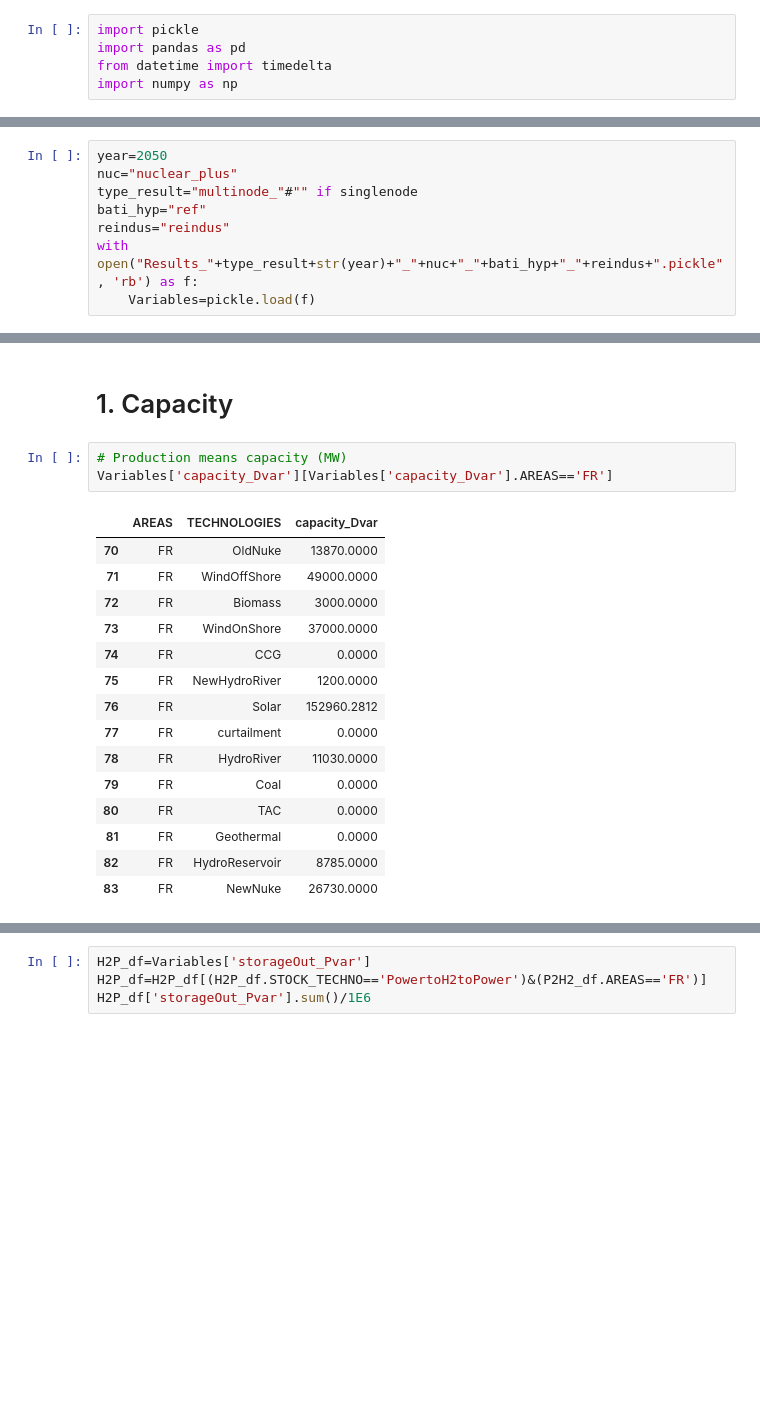
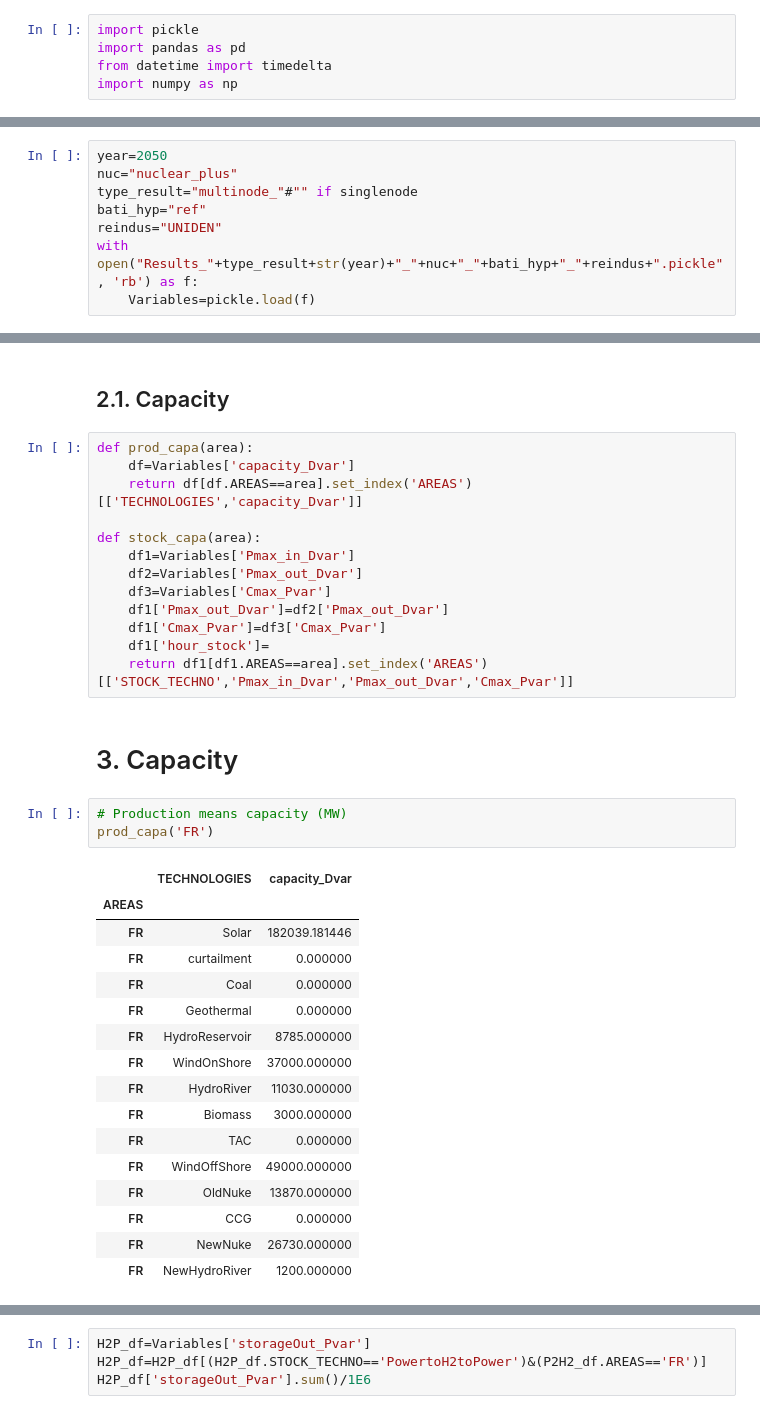
Before and after one commit to robingirard/Energy-Alternatives-Planning, a Jupyter notebook: SujetsDAnalyses/Belfort/Analyse_resultats.ipynb, the cells around one changed output, grey strips where cells are left out. Drawn from its saved outputs; the diff is of its cells as text; blank space fills up the shorter version.

```diff
--- a/SujetsDAnalyses/Belfort/Analyse_resultats.ipynb
+++ b/SujetsDAnalyses/Belfort/Analyse_resultats.ipynb
@@ -8,7 +10,7 @@ year=2050
 nuc="nuclear_plus"
 type_result="multinode_"#"" if singlenode
 bati_hyp="ref"
-reindus="reindus"
+reindus="UNIDEN"
 with open("Results_"+type_result+str(year)+"_"+nuc+"_"+bati_hyp+"_"+reindus+".pickle", 'rb') as f:
     Variables=pickle.load(f)
 # %%
@@ -34,23 +38,39 @@ print(Variables)
+# %% [markdown]
+## 2.1. Capacity
+# %%
+def prod_capa(area):
+    df=Variables['capacity_Dvar']
+    return df[df.AREAS==area].set_index('AREAS')[['TECHNOLOGIES','capacity_Dvar']]
+
+def stock_capa(area):
+    df1=Variables['Pmax_in_Dvar']
+    df2=Variables['Pmax_out_Dvar']
+    df3=Variables['Cmax_Pvar']
+    df1['Pmax_out_Dvar']=df2['Pmax_out_Dvar']
+    df1['Cmax_Pvar']=df3['Cmax_Pvar']
+    df1['hour_stock']=
+    return df1[df1.AREAS==area].set_index('AREAS')[['STOCK_TECHNO','Pmax_in_Dvar','Pmax_out_Dvar','Cmax_Pvar']]
 # %% [markdown]
-# 1. Capacity
+# 3. Capacity
 # %%
 # Production means capacity (MW)
-Variables['capacity_Dvar'][Variables['capacity_Dvar'].AREAS=='FR']
+prod_capa('FR')
 # %% [output]
-|  | AREAS | TECHNOLOGIES | capacity_Dvar |
-| 70 | FR | OldNuke | 13870.0000 |
-| 71 | FR | WindOffShore | 49000.0000 |
-| 72 | FR | Biomass | 3000.0000 |
-| 73 | FR | WindOnShore | 37000.0000 |
-| 74 | FR | CCG | 0.0000 |
-| 75 | FR | NewHydroRiver | 1200.0000 |
-| 76 | FR | Solar | 152960.2812 |
-| 77 | FR | curtailment | 0.0000 |
-| 78 | FR | HydroRiver | 11030.0000 |
-| 79 | FR | Coal | 0.0000 |
-| 80 | FR | TAC | 0.0000 |
-| 81 | FR | Geothermal | 0.0000 |
-| 82 | FR | HydroReservoir | 8785.0000 |
-| 83 | FR | NewNuke | 26730.0000 |
+|  | TECHNOLOGIES | capacity_Dvar |
+| AREAS |  |  |
+| FR | Solar | 182039.181446 |
+| FR | curtailment | 0.000000 |
+| FR | Coal | 0.000000 |
+| FR | Geothermal | 0.000000 |
+| FR | HydroReservoir | 8785.000000 |
+| FR | WindOnShore | 37000.000000 |
+| FR | HydroRiver | 11030.000000 |
+| FR | Biomass | 3000.000000 |
+| FR | TAC | 0.000000 |
+| FR | WindOffShore | 49000.000000 |
+| FR | OldNuke | 13870.000000 |
+| FR | CCG | 0.000000 |
+| FR | NewNuke | 26730.000000 |
+| FR | NewHydroRiver | 1200.000000 |
 # %%
 # Storage capacity
```
Also changed, not shown: parts of 12 cells of this notebook, 25 other files.
